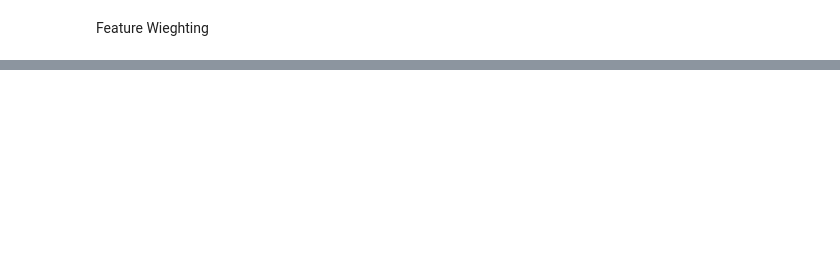
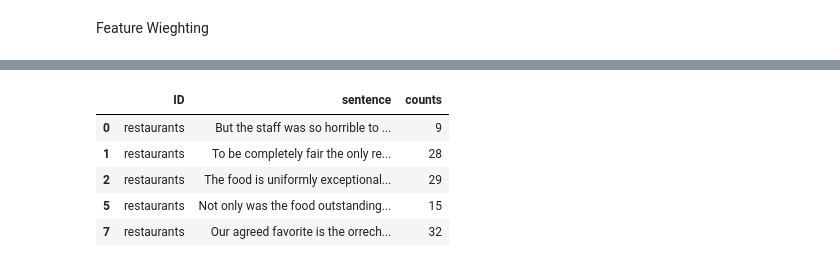
Before and after one commit to elsunais6167/bi-directional-feature-extraction, a Jupyter notebook: scripts10.ipynb, the cells around one changed output, grey strips where cells are left out. Cells and saved outputs as stored; diff of their text form; code cells hidden in the pictures; blank space fills up the shorter version.

```diff
--- a/scripts10.ipynb
+++ b/scripts10.ipynb
@@ -154,0 +226,9 @@ defaultdict(int,
+# %%
+combined_df.head()
+# %% [output]
+|  | ID | sentence | counts |
+| 0 | restaurants | But the staff was so horrible to ... | 9 |
+| 1 | restaurants | To be completely fair the only re... | 28 |
+| 2 | restaurants | The food is uniformly exceptional... | 29 |
+| 5 | restaurants | Not only was the food outstanding... | 15 |
+| 7 | restaurants | Our agreed favorite is the orrech... | 32 |
```
Also changed, not shown: parts of 8 cells of this notebook, 20 other files.
